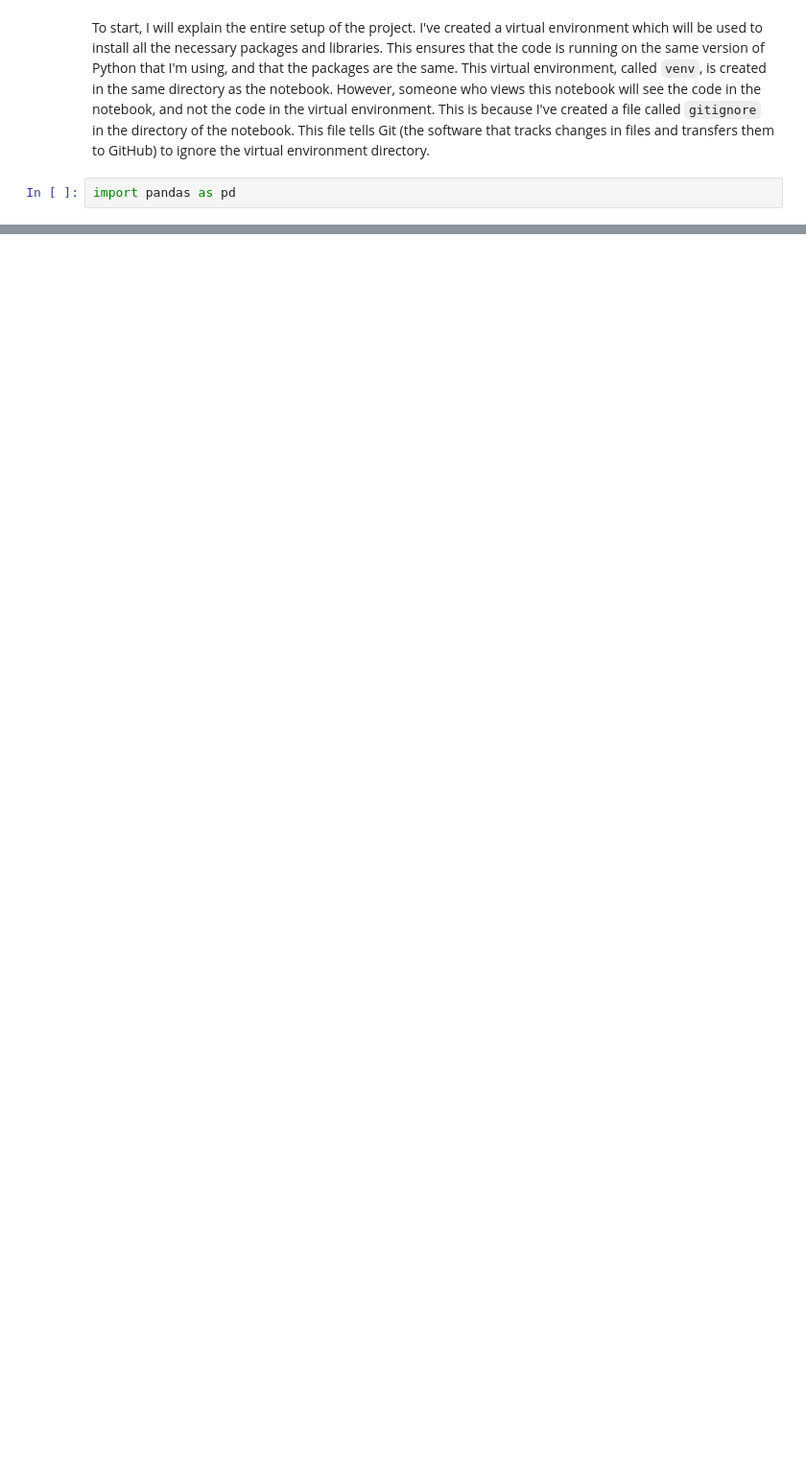
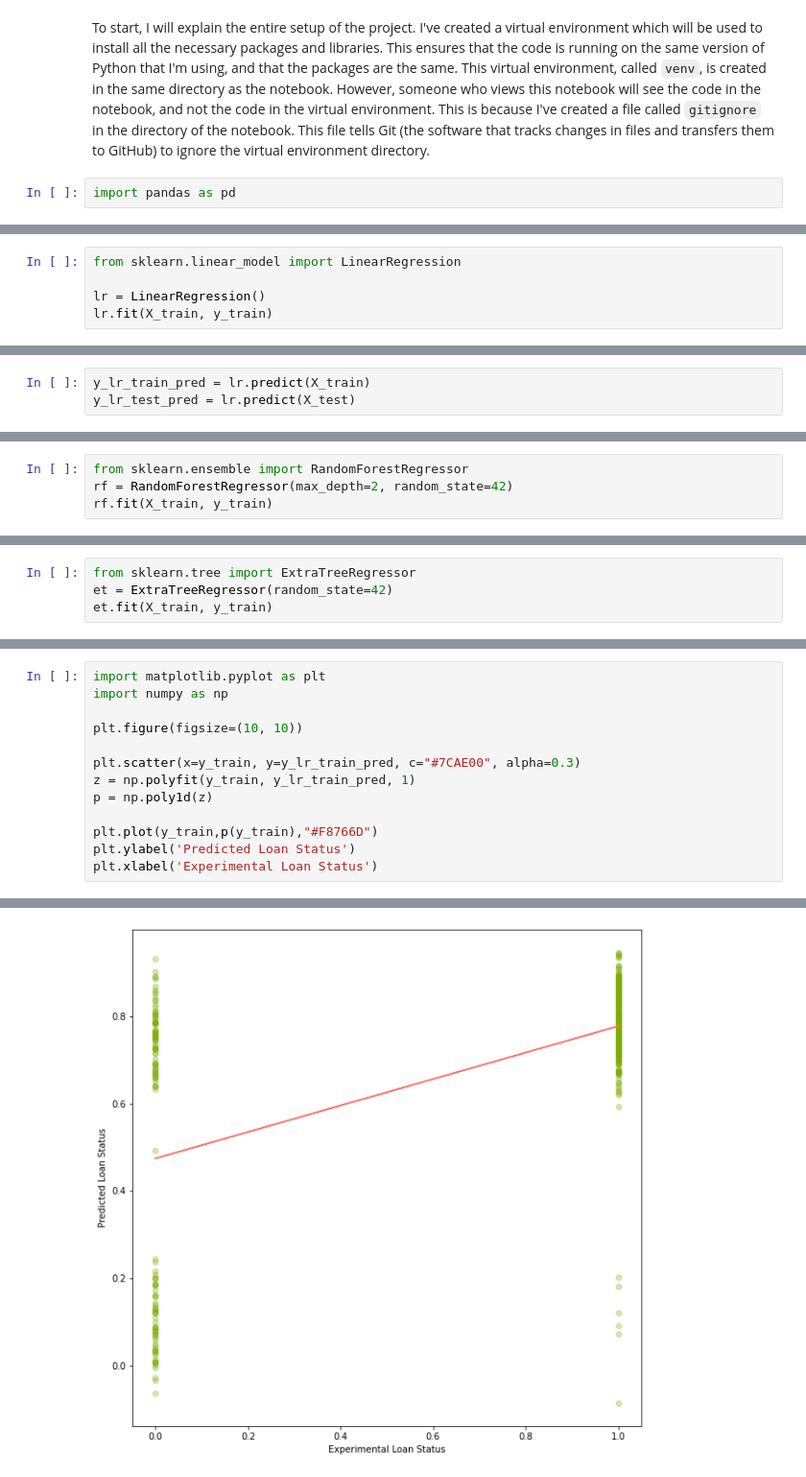
Before and after one commit to dubincorey/LATM-Final-Project, a Jupyter notebook: machine_learnining.ipynb, the cells around one changed output, grey strips where cells are left out. Shown at 96% size. Drawn from its saved outputs; the diff is of its cells as text; blank space fills up the shorter version.

```diff
--- a/machine_learnining.ipynb
+++ b/machine_learnining.ipynb
@@ -22,0 +129,5 @@ import pandas as pd
+# %%
+from sklearn.linear_model import LinearRegression
+
+lr = LinearRegression()
+lr.fit(X_train, y_train)
@@ -22,0 +138,3 @@ import pandas as pd
+# %%
+y_lr_train_pred = lr.predict(X_train)
+y_lr_test_pred = lr.predict(X_test)
@@ -22,0 +170,4 @@ import pandas as pd
+# %%
+from sklearn.ensemble import RandomForestRegressor
+rf = RandomForestRegressor(max_depth=2, random_state=42)
+rf.fit(X_train, y_train)
@@ -22,0 +202,4 @@ import pandas as pd
+# %%
+from sklearn.tree import ExtraTreeRegressor
+et = ExtraTreeRegressor(random_state=42)
+et.fit(X_train, y_train)
@@ -22,0 +246,14 @@ import pandas as pd
+# %%
+import matplotlib.pyplot as plt
+import numpy as np
+
+plt.figure(figsize=(10, 10))
+
+plt.scatter(x=y_train, y=y_lr_train_pred, c="#7CAE00", alpha=0.3)
+z = np.polyfit(y_train, y_lr_train_pred, 1)
+p = np.poly1d(z)
+
+plt.plot(y_train,p(y_train),"#F8766D")
+plt.ylabel('Predicted Loan Status')
+plt.xlabel('Experimental Loan Status')
+# %% [output]
@@ -22,0 +261 @@ import pandas as pd
+[figure, added]
```
Also changed, not shown: parts of 65 cells of this notebook, 2 other files.
